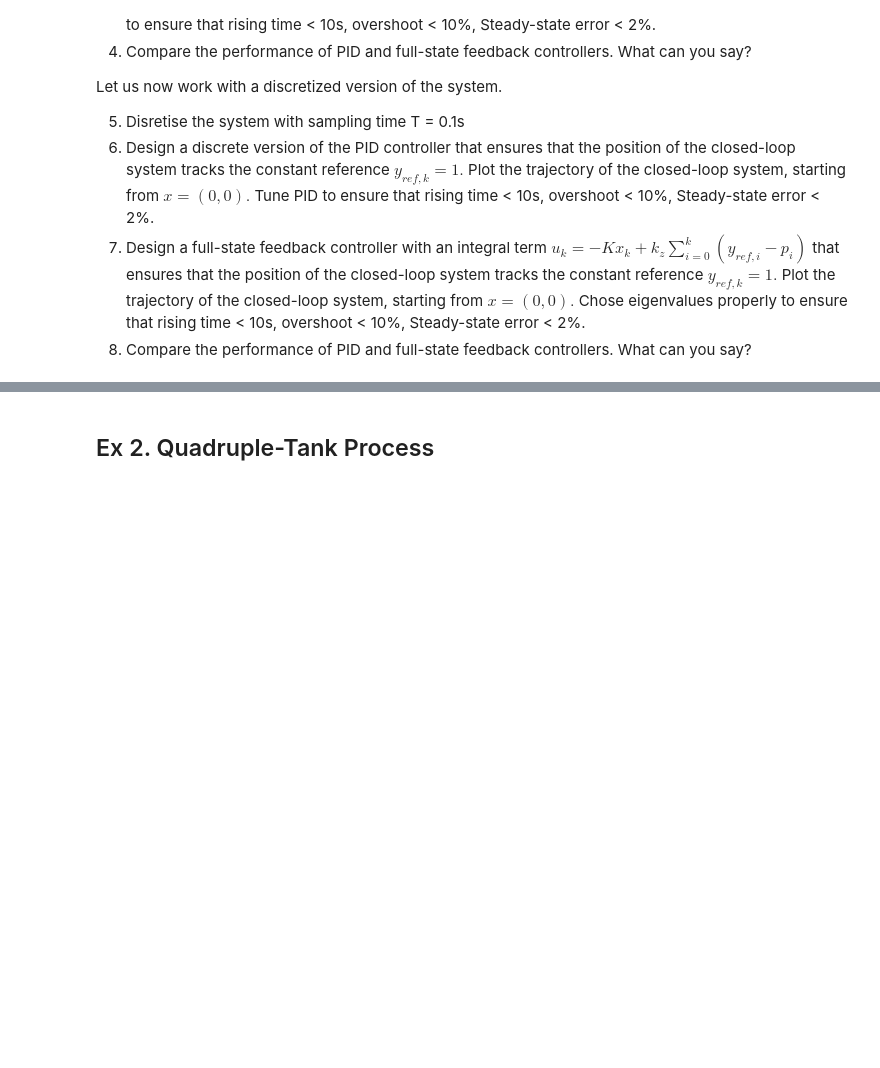
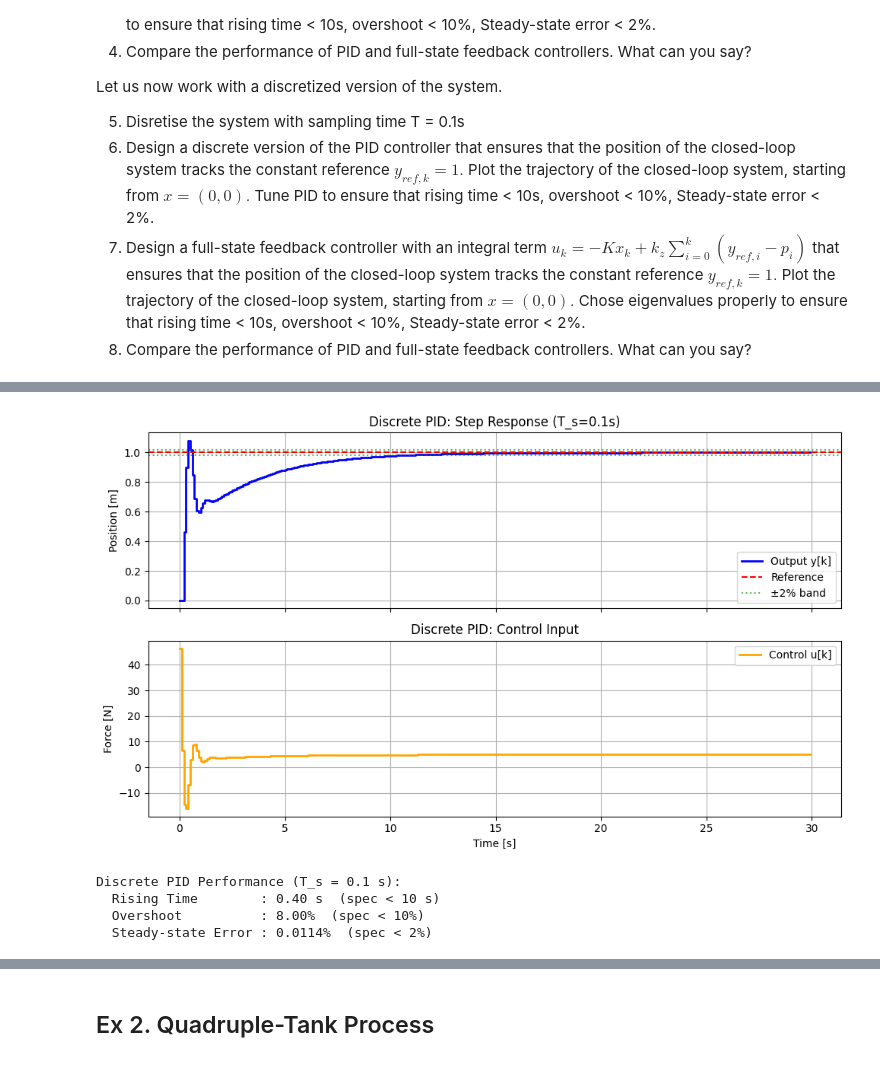
Before and after one commit to FBI-openup/CT_Control-theory, a Jupyter notebook: ZHANG Boyuan_FinalProject.ipynb, the cells around one changed output, grey strips where cells are left out. Saved outputs shown, nothing was run; the diff lists cells and outputs as text; code cells hidden in the pictures; blank space fills up the shorter version.

```diff
--- a/ZHANG Boyuan_FinalProject.ipynb
+++ b/ZHANG Boyuan_FinalProject.ipynb
@@ -37,0 +306,71 @@ Let us now work with a discretized version of the system.
+# %%
+# --- Block 5: Discrete-time PID controller (backward Euler) ---
+# start with same gains, re-tune later
+# Kp_d = Kp_c
+# Ki_d = Ki_c
+# Kd_d = Kd_c
+
+# tuned
+Kp_d = 6
+Ki_d = 3
+Kd_d = 4   # small Kd to avoid overshoot from discrete derivative
+
+# Storage
+y_pid_d = np.zeros(N)
+u_pid_d = np.zeros(N)
+x_d     = np.array(x0, dtype=float)
+
+# History of errors needed for velocity form
+e_prev2 = 0.0   # e[k-2]
+e_prev1 = 0.0   # e[k-1]
+u_prev  = 0.0   # u[k-1]
+
+for k in range(N):
+    y_val   = x_d[0]          # measured position
+    e       = y_ref - y_val   # current error
+
+    # Velocity form: compute increment delta_u
+    delta_u = (Kp_d * (e - e_prev1)
+             + Ki_d * T_s * e
+             + Kd_d / T_s * (e - 2*e_prev1 + e_prev2))
+
+    u = u_prev + delta_u       # accumulate control output
+
+    y_pid_d[k] = y_val
+    u_pid_d[k] = u
+
+    # Euler integration of plant
+    x_dot = A @ x_d + B.flatten() * u
+    x_d   = x_d + T_s * x_dot
+
+    # Shift error history
+    e_prev2 = e_prev1
+    e_prev1 = e
+    u_prev  = u
+
+
+fig, (ax1, ax2) = plt.subplots(2, 1, figsize=(10, 6), sharex=True)
+ax1.step(t_d, y_pid_d, 'b', where='post', lw=2, label='Output y[k]')
+ax1.axhline(y_ref, color='r', ls='--', label='Reference')
+ax1.axhline(y_ref*1.02, color='g', ls=':', alpha=0.6, label='±2% band')
+ax1.axhline(y_ref*0.98, color='g', ls=':', alpha=0.6)
+ax1.set_ylabel('Position [m]'); ax1.set_title('Discrete PID: Step Response (T_s=0.1s)')
+ax1.legend(); ax1.grid(True)
+
+ax2.step(t_d, u_pid_d, 'orange', where='post', lw=2, label='Control u[k]')
+ax2.set_xlabel('Time [s]'); ax2.set_ylabel('Force [N]')
+ax2.set_title('Discrete PID: Control Input')
+ax2.legend(); ax2.grid(True)
+plt.tight_layout(); plt.show()
+
+Tr, OS, SSE = perf_metrics(t_d, y_pid_d, y_ref)
+print(f"Discrete PID Performance (T_s = {T_s} s):")
+print(f"  Rising Time        : {Tr:.2f} s  (spec < 10 s)")
+print(f"  Overshoot          : {OS:.2f}%  (spec < 10%)")
+print(f"  Steady-state Error : {SSE:.4f}%  (spec < 2%)")
+# %% [output]
+[figure, added]
+Discrete PID Performance (T_s = 0.1 s):
+  Rising Time        : 0.40 s  (spec < 10 s)
+  Overshoot          : 8.00%  (spec < 10%)
+  Steady-state Error : 0.0114%  (spec < 2%)
```
Also changed, not shown: parts of 45 cells of this notebook.
